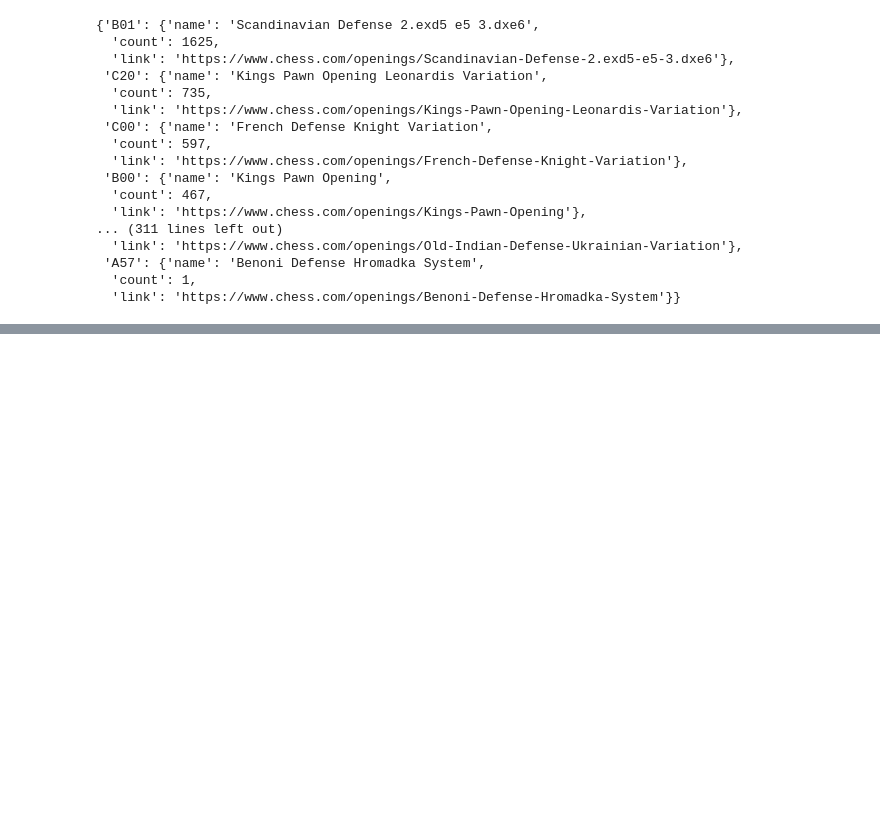
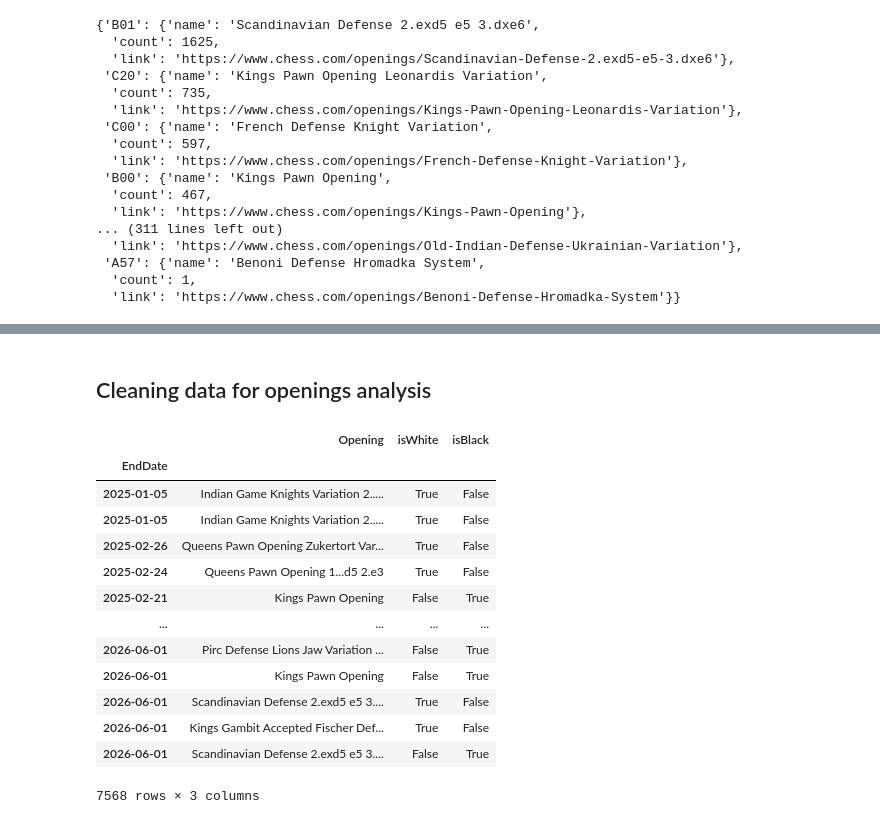
Before and after one commit to raja-akel/Python-Chess-Coach, a Jupyter notebook: my_games_statistics.ipynb, the cells around one changed output, grey strips where cells are left out. Saved outputs shown, nothing was run; the diff lists cells and outputs as text; code cells hidden in the pictures; blank space fills up the shorter version.

```diff
--- a/my_games_statistics.ipynb
+++ b/my_games_statistics.ipynb
@@ -56,0 +79,20 @@ KeyError: 'Date'
+# %% [markdown]
+## Cleaning data for openings analysis
+# %%
+historical_openings_df = my_games_df[["EndDate", "Opening", "isWhite", "isBlack"]].set_index("EndDate")
+historical_openings_df
+# %% [output]
+|  | Opening | isWhite | isBlack |
+| EndDate |  |  |  |
+| 2025-01-05 | Indian Game Knights Variation 2..... | True | False |
+| 2025-01-05 | Indian Game Knights Variation 2..... | True | False |
+| 2025-02-26 | Queens Pawn Opening Zukertort Var... | True | False |
+| 2025-02-24 | Queens Pawn Opening 1...d5 2.e3 | True | False |
+| 2025-02-21 | Kings Pawn Opening | False | True |
+| ... | ... | ... | ... |
+| 2026-06-01 | Pirc Defense Lions Jaw Variation ... | False | True |
+| 2026-06-01 | Kings Pawn Opening | False | True |
+| 2026-06-01 | Scandinavian Defense 2.exd5 e5 3.... | True | False |
+| 2026-06-01 | Kings Gambit Accepted Fischer Def... | True | False |
+| 2026-06-01 | Scandinavian Defense 2.exd5 e5 3.... | False | True |
+7568 rows × 3 columns
```
Also changed, not shown: parts of 12 cells of this notebook, 4 other files.
